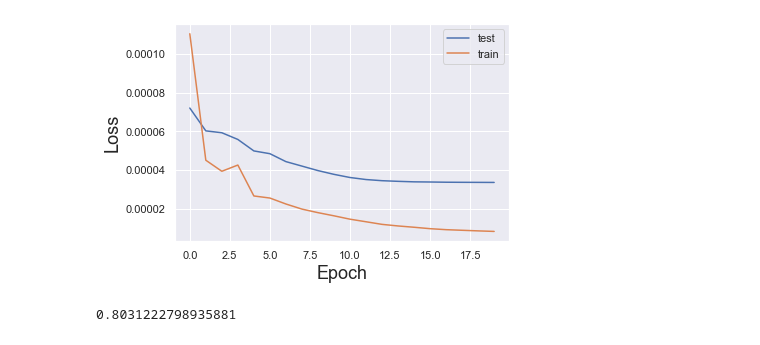
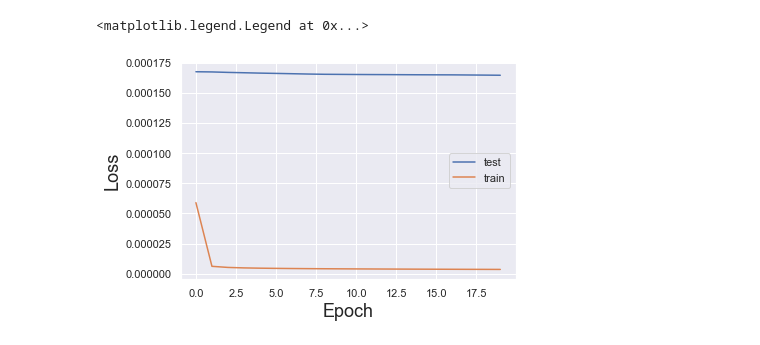
Before and after one commit to sjchasel/stock_prediction, a Jupyter notebook: 深度学习模型/cnn1D.ipynb, the cells around one changed output. Saved outputs shown, nothing was run; the diff lists cells and outputs as text; code cells hidden in the pictures.

```diff
--- a/深度学习模型/cnn1D.ipynb
+++ b/深度学习模型/cnn1D.ipynb
@@ -281,14 +296,13 @@ if __name__ == '__main__':
 
     # 损失函数和优化器
     loss_func = nn.MSELoss()
-    optimizer = optim.Adam(model.parameters(), lr=0.001)
+    optimizer = optim.Adam(model.parameters(), lr=0.0001)
     train_model(epoch, train_dataLoader, test_dataLoader)
     p, y, test_loss, test_loss_list = test_model(test_dataLoader)
 
-    # 画图
+    # 画图 只画一支测试股票的图
     pred = [ele * (GD.close_max - GD.close_min) + GD.close_min for ele in p]
     data = [ele * (GD.close_max - GD.close_min) + GD.close_min for ele in y]
-    plot_img(data, pred)
-
-    rr = goodness_of_fit(pred, data)
+    print(get_rr(pred,data))
+    #plot_img(data, pred)
 # %% [output]
@@ -297,13 +334,11 @@ if __name__ == '__main__':
 # %%
+plt.figure()
 plt.xlabel('Epoch', fontsize=18)
 plt.ylabel('Loss', fontsize=18)
 plt.plot(test_loss_list)
 plt.plot(train_loss_list)
 plt.legend(["test","train"])
-plt.savefig('loss.jpg', dpi=300, bbox_inches = 'tight')
+#plt.savefig('loss.jpg', dpi=300, bbox_inches = 'tight')
 # %% [output]
+<matplotlib.legend.Legend at 0x...>
-[figure, old version]
+[figure, new version]
-# %%
-rr
-# %% [output]
-0.8031222798935881
```
Also changed, not shown: parts of 11 cells of this notebook, 10 other files.
